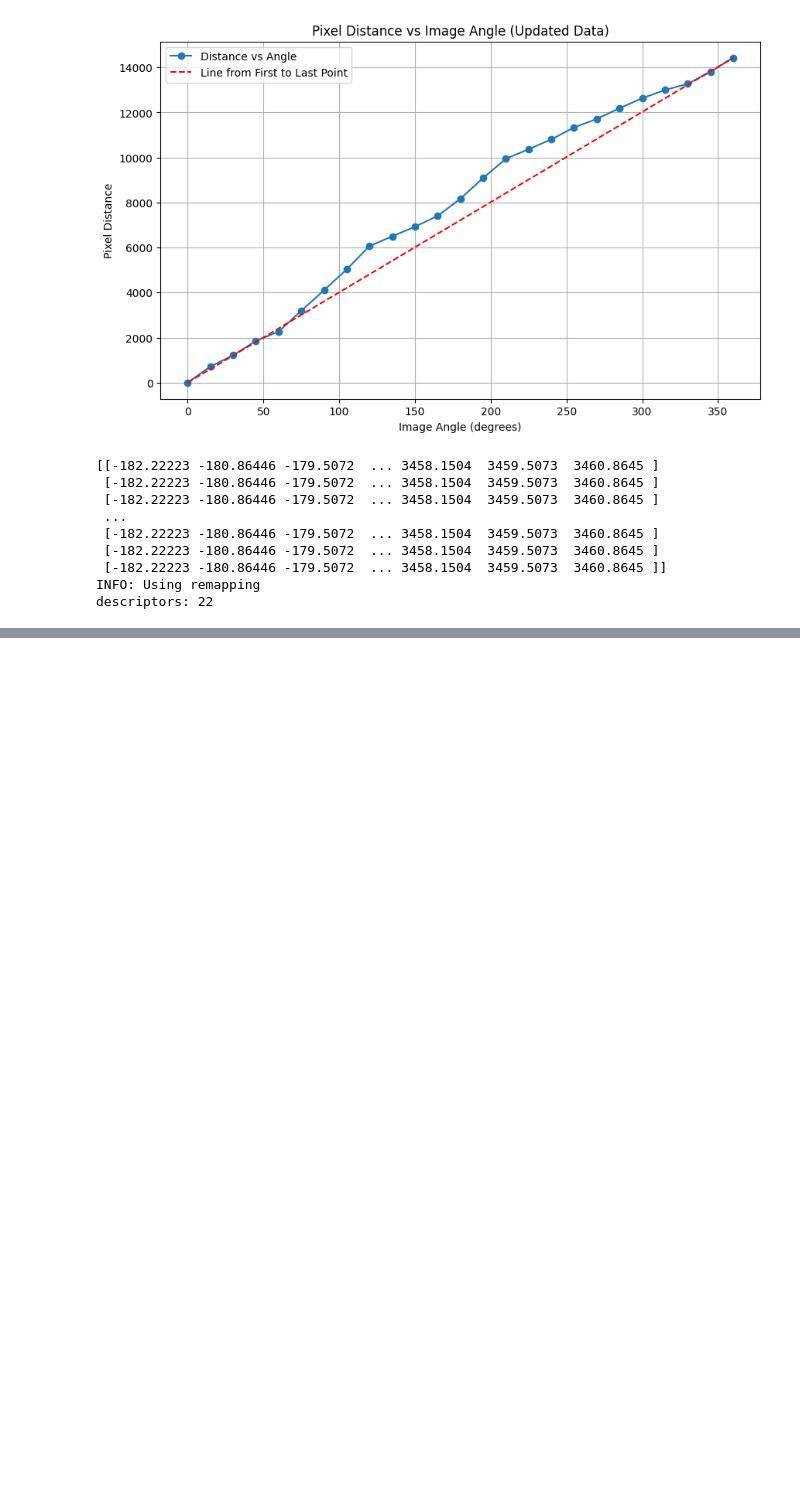
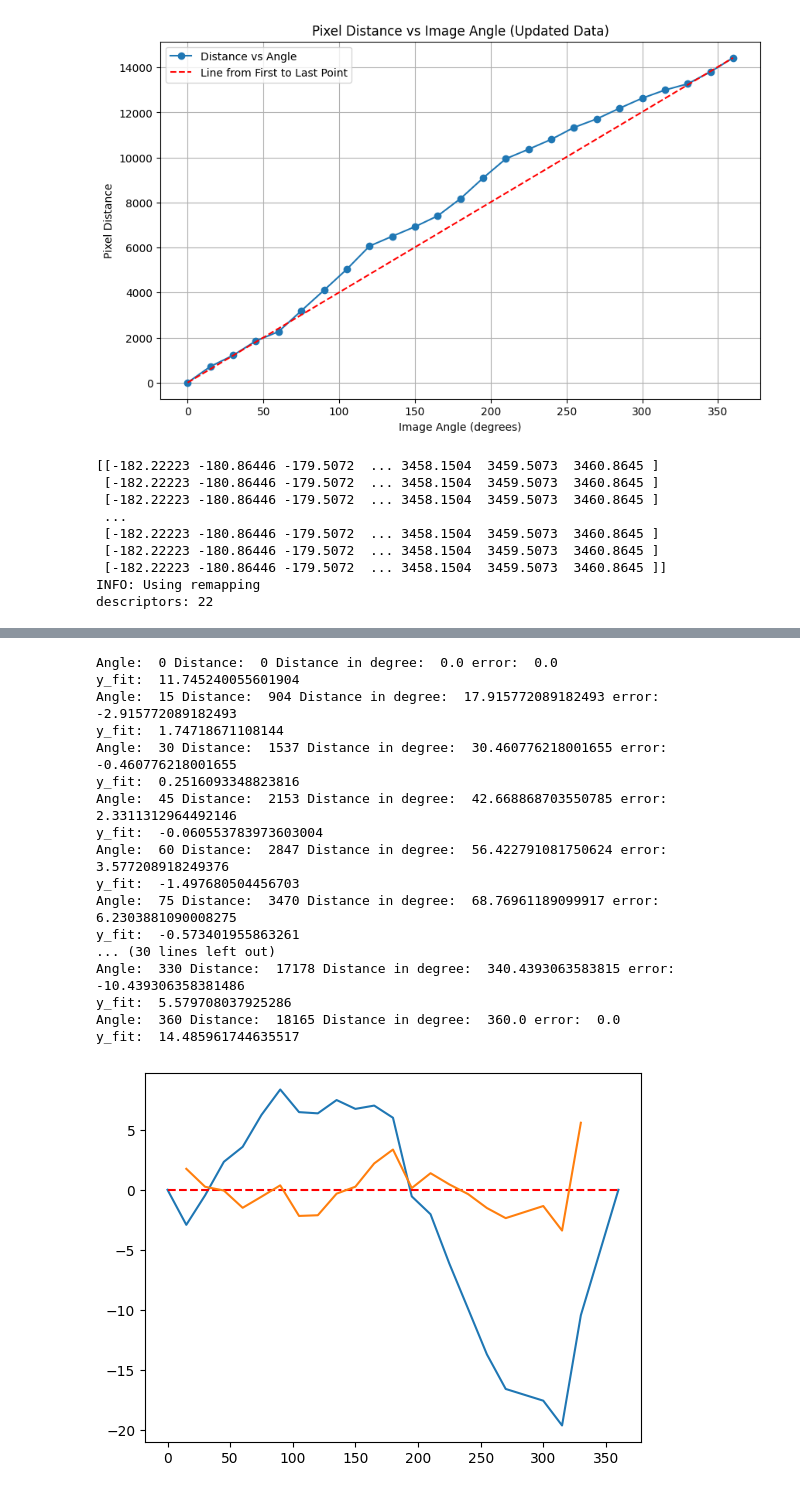
Before and after one commit to NickiBroichhausen/starmapper, a Jupyter notebook: image-analyzer.ipynb, the cells around one changed output, grey strips where cells are left out. Cells and saved outputs as stored; diff of their text form; code cells hidden in the pictures; blank space fills up the shorter version.

```diff
--- a/image-analyzer.ipynb
+++ b/image-analyzer.ipynb
@@ -134,0 +215,45 @@ plt.show()
+# %%
+import matplotlib.pyplot as plt
+import os
+
+distances = [0, 904, 1537, 2153, 2847, 3470, 4120, 4972, 5734, 6435, 7229, 7972, 8780, 9867, 10699, 11663, 12610, 13558, 14460, 16023, 16884, 17178, 18165]
+angles = [0, 15, 30, 45, 60, 75, 90, 105, 120, 135, 150, 165, 180, 195, 210, 225, 240, 255, 270, 300, 315, 330, 360]
+errors = []
+
+folder = "images_manual_full"
+panorama_curvature_params = np.load(os.path.join(folder, "panorama_curvature_params.npy"))
+cubic_poly = np.poly1d(panorama_curvature_params)            # Create a polynomial function
+fitted = []
+
+for i, d in enumerate(distances):
+    print("Angle: ", angles[i], "Distance: ", d, "Distance in degree: ", d/18165*360, "error: ", (angles[i] - d/18165*360))
+    errors.append(angles[i] - d/18165*360 )
+    y_fit = cubic_poly(d)
+    fitted.append(angles[i] - y_fit)
+    print("y_fit: ", angles[i] - y_fit)
+
+plt.plot(angles, errors)
+#zero line
+plt.plot([0, 360], [0, 0], linestyle='--', color='red', label="Zero line")
+#plot fited y
+plt.plot(angles[1:-1], fitted[1:-1], label="Fitted error")
+plt.show()
+# %% [output]
+Angle:  0 Distance:  0 Distance in degree:  0.0 error:  0.0
+y_fit:  11.745240055601904
+Angle:  15 Distance:  904 Distance in degree:  17.915772089182493 error:  -2.915772089182493
+y_fit:  1.74718671108144
+Angle:  30 Distance:  1537 Distance in degree:  30.460776218001655 error:  -0.460776218001655
+y_fit:  0.2516093348823816
+Angle:  45 Distance:  2153 Distance in degree:  42.668868703550785 error:  2.3311312964492146
+y_fit:  -0.060553783973603004
+Angle:  60 Distance:  2847 Distance in degree:  56.422791081750624 error:  3.577208918249376
+y_fit:  -1.497680504456703
+Angle:  75 Distance:  3470 Distance in degree:  68.76961189099917 error:  6.2303881090008275
+y_fit:  -0.573401955863261
+... (30 lines left out)
+Angle:  330 Distance:  17178 Distance in degree:  340.4393063583815 error:  -10.439306358381486
+y_fit:  5.579708037925286
+Angle:  360 Distance:  18165 Distance in degree:  360.0 error:  0.0
+y_fit:  14.485961744635517
+[figure, added]
```
Also changed, not shown: parts of 16 cells of this notebook, 2 other files.
